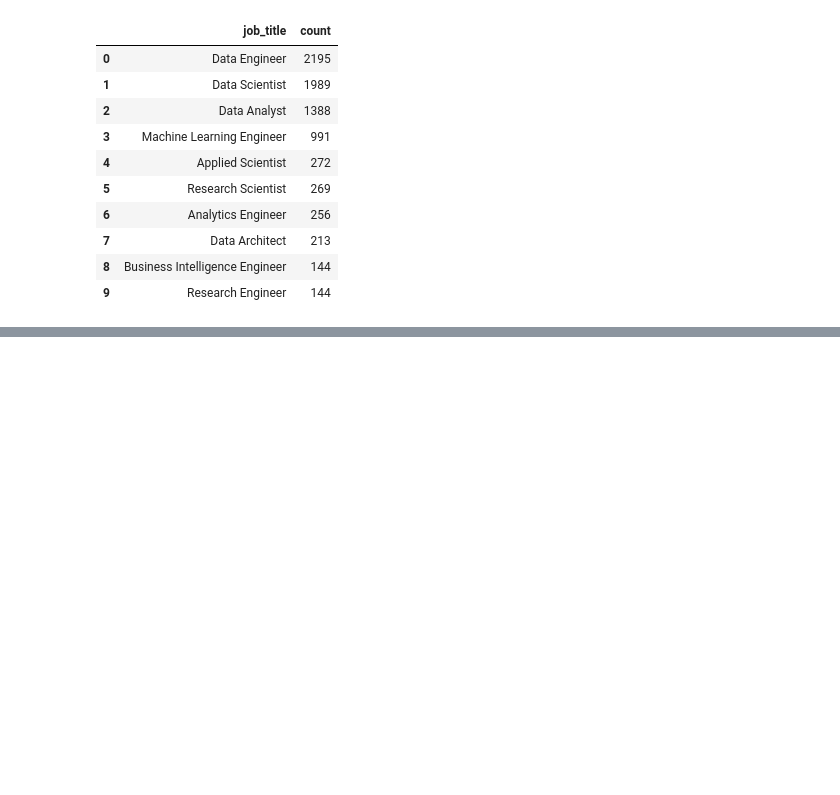
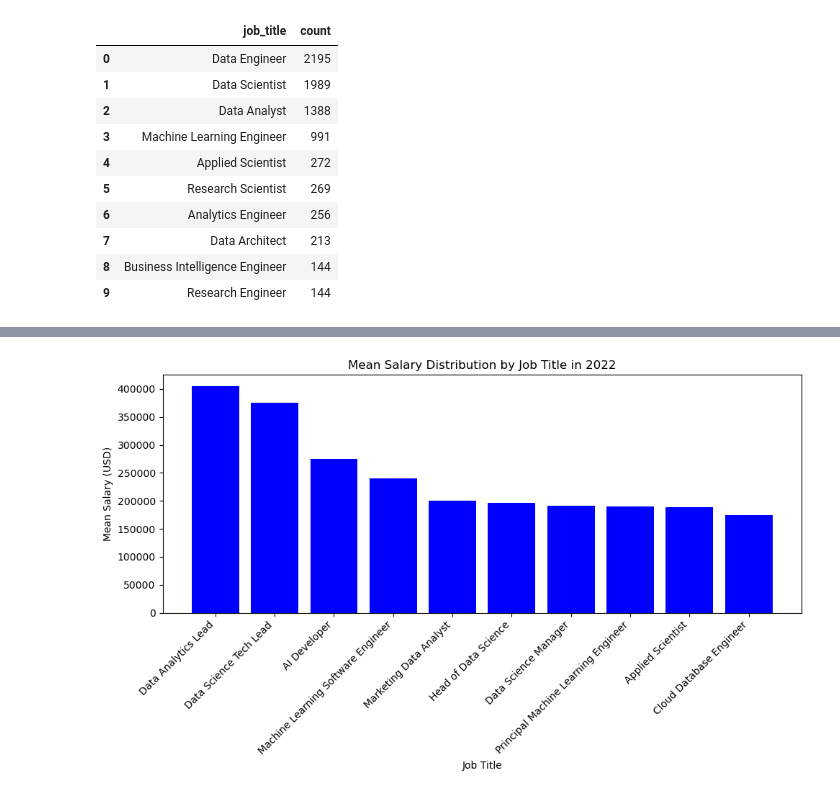
Before and after one commit to chonyeagoro/Project_-1, a Jupyter notebook: Jobs_salaries.ipynb, the cells around one changed output, grey strips where cells are left out. Drawn from its saved outputs; the diff is of its cells as text; code cells hidden in the pictures; blank space fills up the shorter version.

```diff
--- a/Jobs_salaries.ipynb
+++ b/Jobs_salaries.ipynb
@@ -356,0 +231,11 @@ plt.show()
+# %%
+plt.figure(figsize=(10, 6))
+plt.bar(mean_salary_2022['job_title'], mean_salary_2022['salary_in_usd'], color='blue')
+plt.xlabel('Job Title')
+plt.ylabel('Mean Salary (USD)')
+plt.title('Mean Salary Distribution by Job Title in 2022')
+plt.xticks(rotation=45, ha='right')
+plt.tight_layout()
+plt.show()
+# %% [output]
+[figure, added]
```
Also changed, not shown: parts of 57 cells of this notebook.
